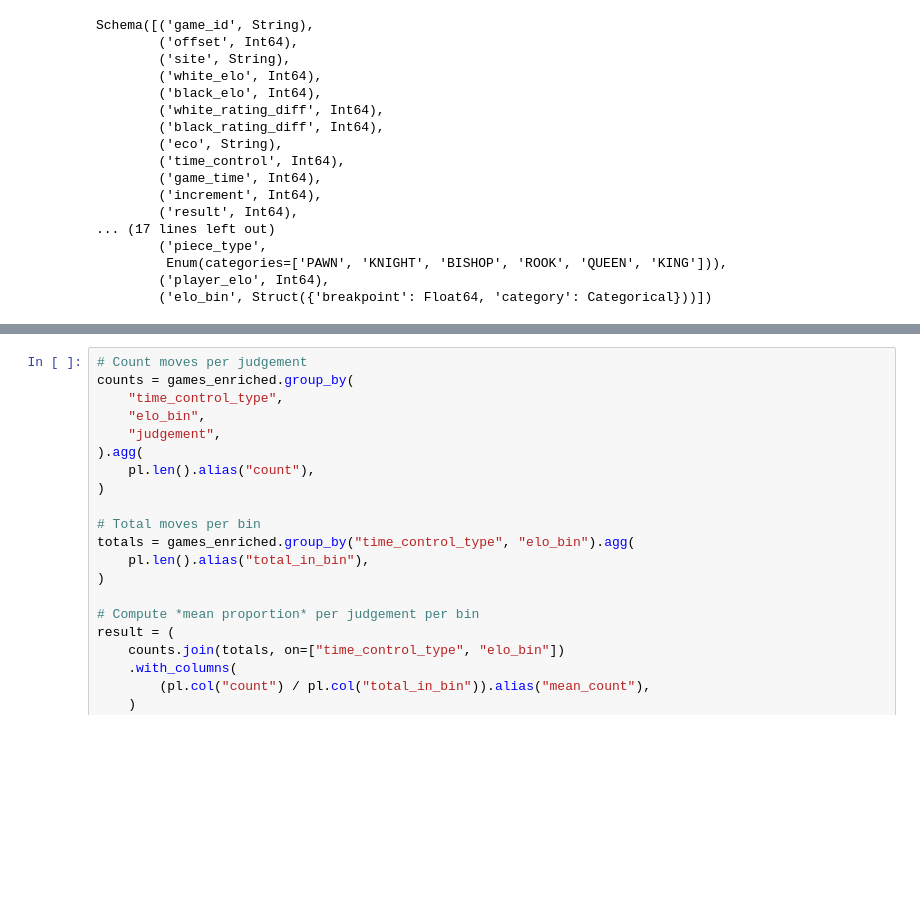
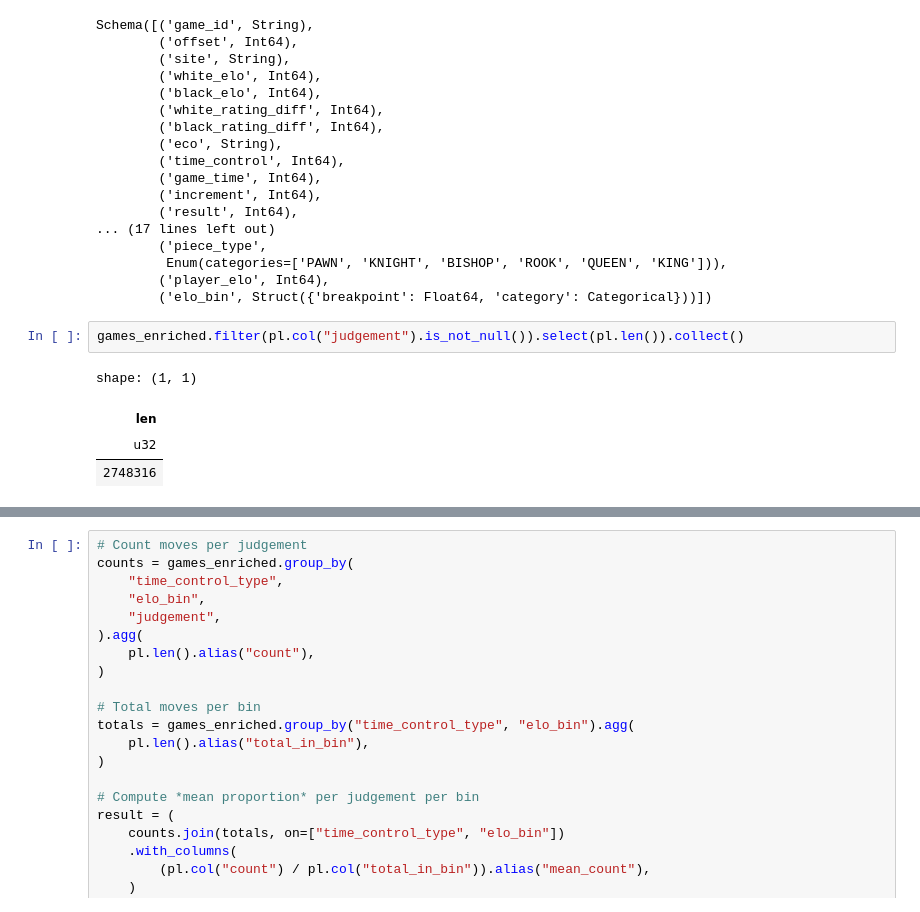
Before and after one commit to vandyG/blunder-analysis, a Jupyter notebook: notebooks/2.0-vg-read-parquet.ipynb, the cells around one changed output, grey strips where cells are left out. Drawn from its saved outputs; the diff is of its cells as text; blank space fills up the shorter version.

```diff
--- a/notebooks/2.0-vg-read-parquet.ipynb
+++ b/notebooks/2.0-vg-read-parquet.ipynb
@@ -153,3 +153,10 @@ Schema([('game_id', String),
          Enum(categories=['PAWN', 'KNIGHT', 'BISHOP', 'ROOK', 'QUEEN', 'KING'])),
         ('player_elo', Int64),
         ('elo_bin', Struct({'breakpoint': Float64, 'category': Categorical}))])
+# %%
+games_enriched.filter(pl.col("judgement").is_not_null()).select(pl.len()).collect()
+# %% [output]
+shape: (1, 1)
+| len |
+| u32 |
+| 2748316 |
```
Also changed, not shown: parts of 5 cells of this notebook, 2 other files.
